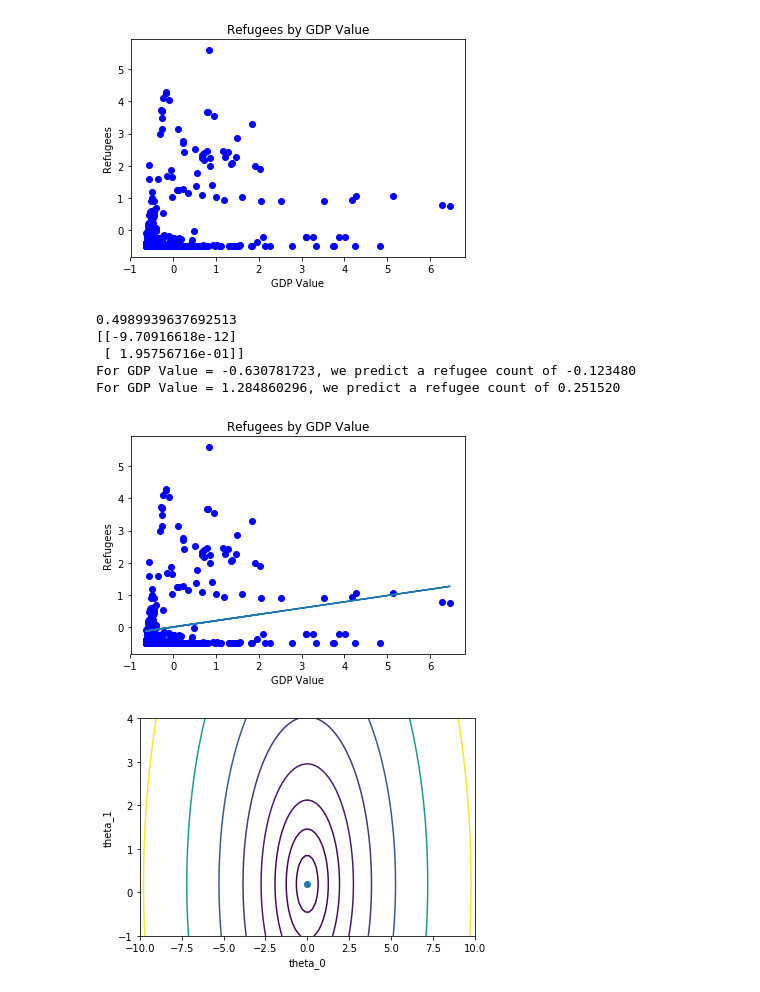
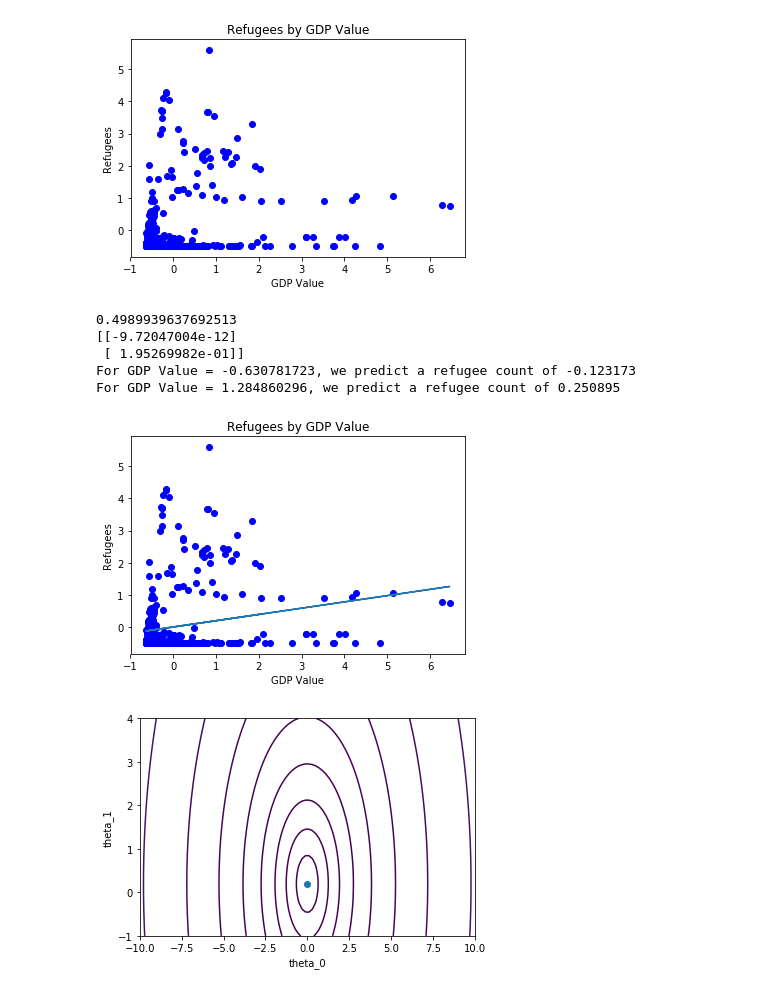
Before and after one commit to esthermead/gdp_value, a Jupyter notebook: gdp_value.ipynb, the cells around one changed output. Drawn from its saved outputs; the diff is of its cells as text; code cells hidden in the pictures.

```diff
--- a/gdp_value.ipynb
+++ b/gdp_value.ipynb
@@ -29,8 +29,8 @@ it[:, 1] = X
 theta = zeros(shape=(2, 1))
 # %%
 #Some gradient descent settings
-iterations = 300000
-alpha = 1.0
+iterations = 2000
+alpha = 0.003
 # %%
 #Evaluate the linear regression
 def compute_cost(X, y, theta):
@@ -97,8 +97,8 @@ it[:, 1] = X
 theta = zeros(shape=(2, 1))
 
 #Some gradient descent settings
-iterations = 300000
-alpha = 1.0
+iterations = 2000
+alpha = 0.003
 
 #compute and display initial cost
 print (compute_cost(it, y, theta))
@@ -118,35 +118,35 @@ plot(data[:, 0], result)
 show()
 
 
 #Grid over which we will calculate J
 theta0_vals = linspace(-10, 10, 100)
 theta1_vals = linspace(-1, 4, 100)
 
 
 #initialize J_vals to a matrix of 0's
 J_vals = zeros(shape=(theta0_vals.size, theta1_vals.size))
 
 #Fill out J_vals
 for t1, element in enumerate(theta0_vals):
     for t2, element2 in enumerate(theta1_vals):
         thetaT = zeros(shape=(2, 1))
         thetaT[0][0] = element
         thetaT[1][0] = element2
         J_vals[t1, t2] = compute_cost(it, y, thetaT)
 
 #Contour plot
 J_vals = J_vals.T
 #Plot J_vals as 15 contours spaced logarithmically between 0.01 and 100
 contour(theta0_vals, theta1_vals, J_vals, logspace(-2, 3, 20))
 xlabel('theta_0')
 ylabel('theta_1')
 scatter(theta[0][0], theta[1][0])
 show()
 # %% [output]
 0.4989939637692513
-[[-9.70916618e-12]
- [ 1.95756716e-01]]
-For GDP Value = -0.630781723, we predict a refugee count of -0.123480
-For GDP Value = 1.284860296, we predict a refugee count of 0.251520
+[[-9.72047004e-12]
+ [ 1.95269982e-01]]
+For GDP Value = -0.630781723, we predict a refugee count of -0.123173
+For GDP Value = 1.284860296, we predict a refugee count of 0.250895
 [figure]
-[figure, old version]
+[figure, new version]
```
Also changed, not shown: parts of 1 cell of this notebook, 1 other file.
